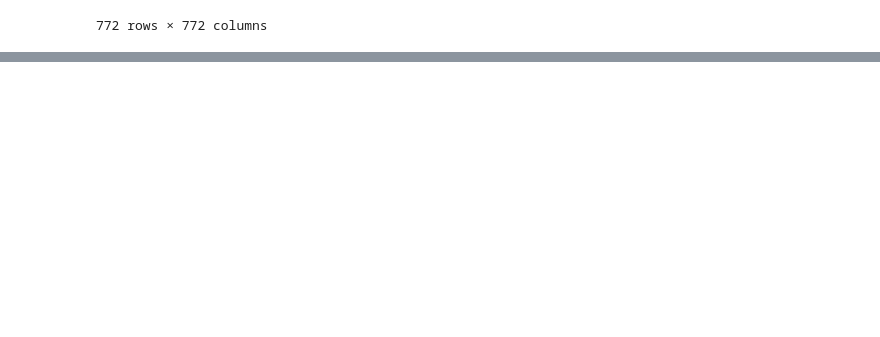
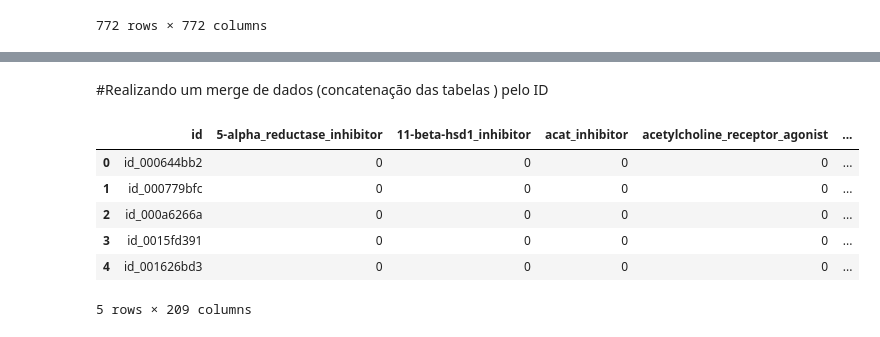
Before and after one commit to guftrindade/Imersao_Dados3_Alura, a Jupyter notebook: ImersaoDados_Alura.ipynb, the cells around one changed output, grey strips where cells are left out. Saved outputs shown, nothing was run; the diff lists cells and outputs as text; code cells hidden in the pictures; blank space fills up the shorter version.

```diff
--- a/ImersaoDados_Alura.ipynb
+++ b/ImersaoDados_Alura.ipynb
@@ -439,0 +521,21 @@ sns.heatmap(corr_celular, mask=mask, cmap=cmap, center=0,
+# %% [markdown]
+#Realizando um merge de dados (concatenação das tabelas ) pelo ID
+# %%
+# Iremos criar mais 2 colunas
+# 'n_moa' - Quantidade de vezes que o mecanismo de ação foi ativado
+# 'ativo_moa' - Se foi ativo ao mecanismo de ação ou não (True ou False)
+
+dados_resultados['n_moa'] = dados_resultados.drop('id', axis = 1).sum(axis = 1)
+dados_resultados['ativo_moa'] = (dados_resultados['n_moa'] != 0)
+# %%
+# Exibindo o dataset com as novas colunas ao final
+
+dados_resultados.head()
+# %% [output]
+|  | id | 5-alpha_reductase_inhibitor | 11-beta-hsd1_inhibitor | acat_inhibitor | acetylcholine_receptor_agonist | ... |
+| 0 | id_000644bb2 | 0 | 0 | 0 | 0 | ... |
+| 1 | id_000779bfc | 0 | 0 | 0 | 0 | ... |
+| 2 | id_000a6266a | 0 | 0 | 0 | 0 | ... |
+| 3 | id_0015fd391 | 0 | 0 | 0 | 0 | ... |
+| 4 | id_001626bd3 | 0 | 0 | 0 | 0 | ... |
+5 rows × 209 columns
```
Also changed, not shown: parts of 21 cells of this notebook.
